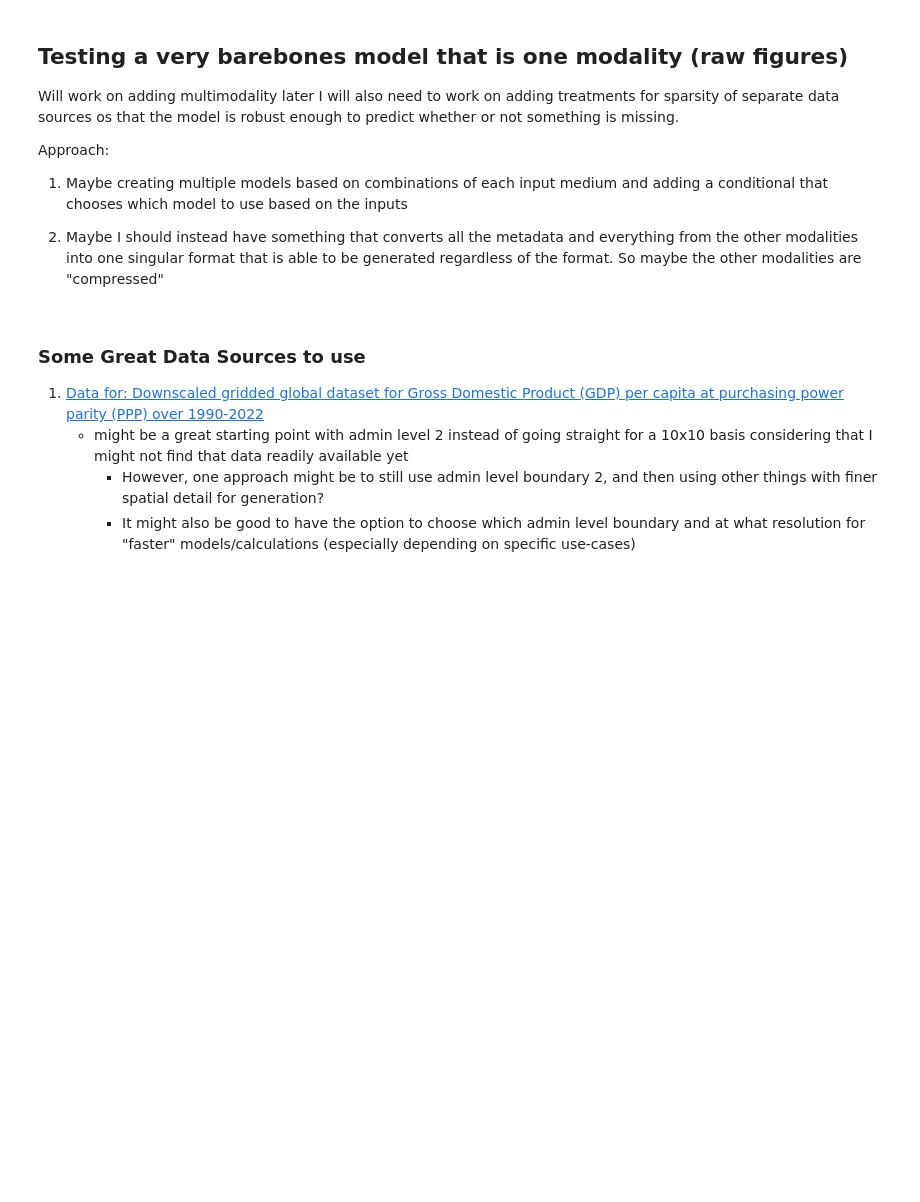
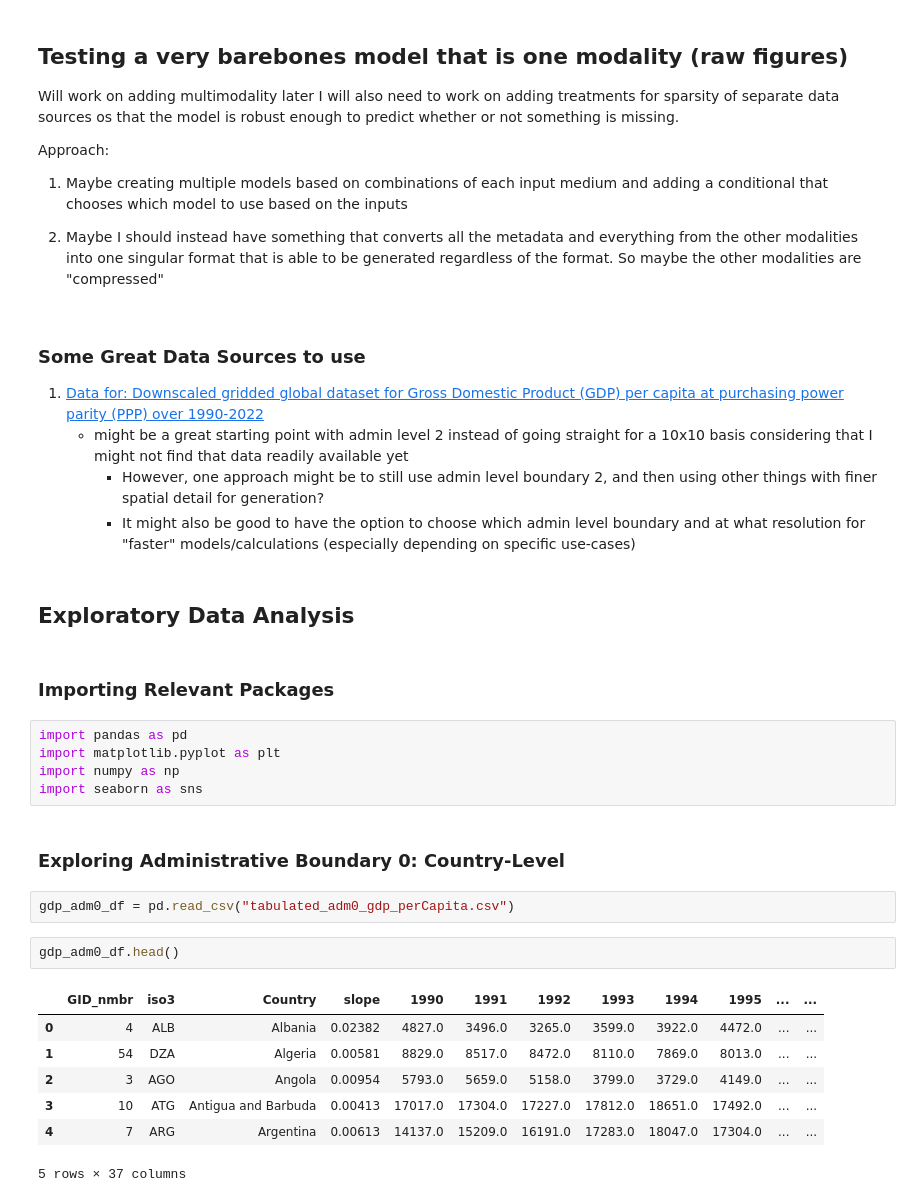
Before and after one commit to Bolu-Adekanmbi/Socioeconomic-Mapping, a Jupyter notebook: notebooks/exploratoryNotebook1.ipynb, the cells around one changed output. Saved outputs shown, nothing was run; the diff lists cells and outputs as text; blank space fills up the shorter version.

```diff
--- a/notebooks/exploratoryNotebook1.ipynb
+++ b/notebooks/exploratoryNotebook1.ipynb
@@ -17,3 +17,26 @@ Approach:
     - might be a great starting point with admin level 2 instead of going straight for a 10x10 basis considering that I might not find that data readily available yet
         - However, one approach might be to still use admin level boundary 2, and then using other things with finer spatial detail for generation?
         - It might also be good to have the option to choose which admin level boundary and at what resolution for "faster" models/calculations (especially depending on specific use-cases)
+# %% [markdown]
+## Exploratory Data Analysis
+# %% [markdown]
+### Importing Relevant Packages
+# %%
+import pandas as pd
+import matplotlib.pyplot as plt
+import numpy as np
+import seaborn as sns
+# %% [markdown]
+### Exploring Administrative Boundary 0: Country-Level
+# %%
+gdp_adm0_df = pd.read_csv("tabulated_adm0_gdp_perCapita.csv")
+# %%
+gdp_adm0_df.head()
+# %% [output]
+|  | GID_nmbr | iso3 | Country | slope | 1990 | 1991 | 1992 | 1993 | 1994 | 1995 | ... | ... |
+| 0 | 4 | ALB | Albania | 0.02382 | 4827.0 | 3496.0 | 3265.0 | 3599.0 | 3922.0 | 4472.0 | ... | ... |
+| 1 | 54 | DZA | Algeria | 0.00581 | 8829.0 | 8517.0 | 8472.0 | 8110.0 | 7869.0 | 8013.0 | ... | ... |
+| 2 | 3 | AGO | Angola | 0.00954 | 5793.0 | 5659.0 | 5158.0 | 3799.0 | 3729.0 | 4149.0 | ... | ... |
+| 3 | 10 | ATG | Antigua and Barbuda | 0.00413 | 17017.0 | 17304.0 | 17227.0 | 17812.0 | 18651.0 | 17492.0 | ... | ... |
+| 4 | 7 | ARG | Argentina | 0.00613 | 14137.0 | 15209.0 | 16191.0 | 17283.0 | 18047.0 | 17304.0 | ... | ... |
+5 rows × 37 columns
```
Also changed, not shown: parts of 5 cells of this notebook.
